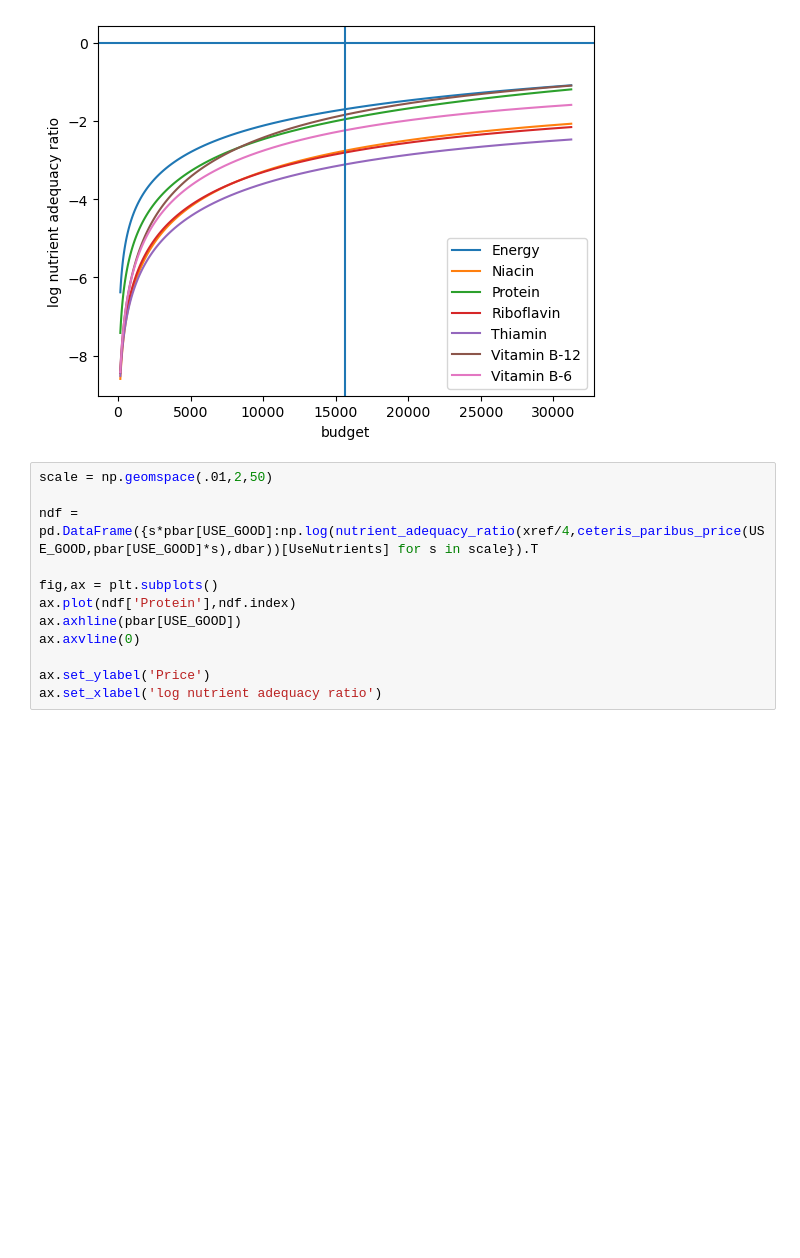
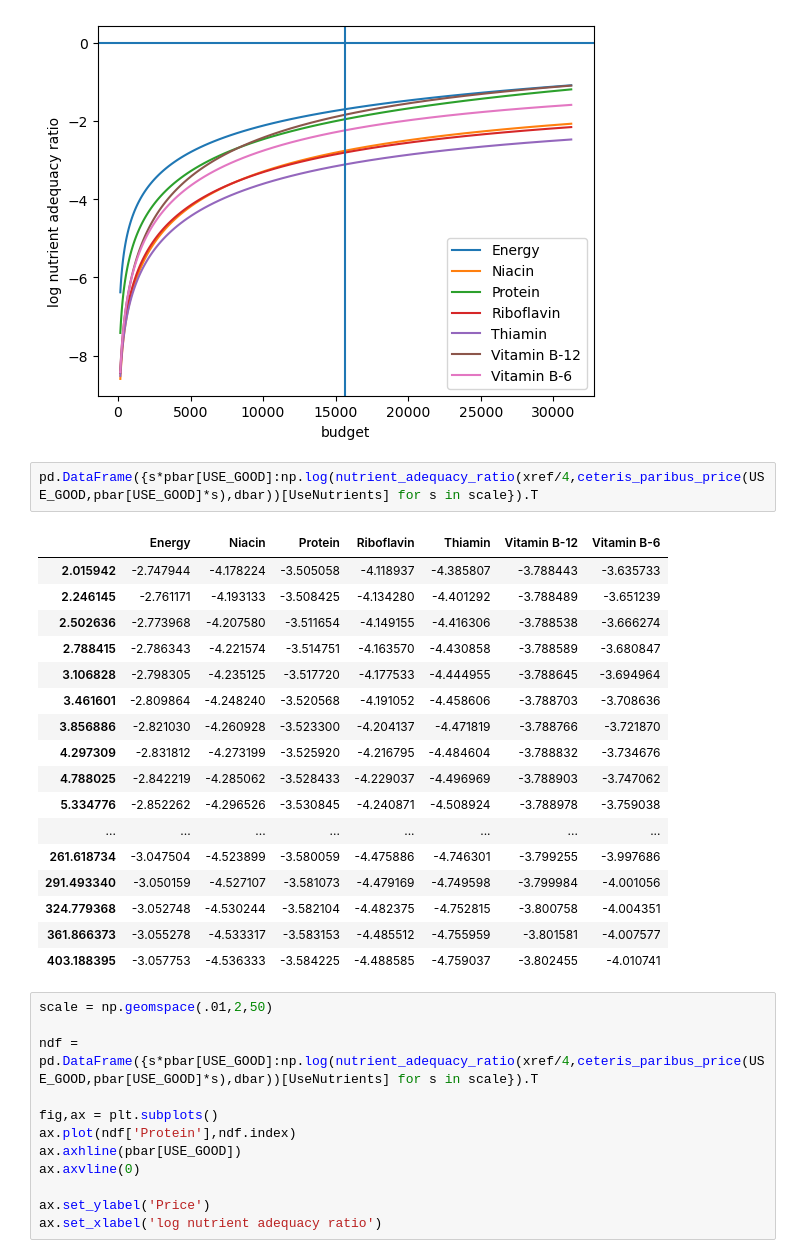
Before and after one commit to marcaina16/EEP-153---Project-4, a Jupyter notebook: notebook/Nutrition_System.ipynb, the cells around one changed output. Cells and saved outputs as stored; diff of their text form; blank space fills up the shorter version.

```diff
--- a/notebook/Nutrition_System.ipynb
+++ b/notebook/Nutrition_System.ipynb
@@ -362,6 +362,26 @@ ax.axvline(xref)
 # %% [output]
 <matplotlib.lines.Line2D at 0x...>
 [figure]
+# %%
+pd.DataFrame({s*pbar[USE_GOOD]:np.log(nutrient_adequacy_ratio(xref/4,ceteris_paribus_price(USE_GOOD,pbar[USE_GOOD]*s),dbar))[UseNutrients] for s in scale}).T
+# %% [output]
+|  | Energy | Niacin | Protein | Riboflavin | Thiamin | Vitamin B-12 | Vitamin B-6 |
+| 2.015942 | -2.747944 | -4.178224 | -3.505058 | -4.118937 | -4.385807 | -3.788443 | -3.635733 |
+| 2.246145 | -2.761171 | -4.193133 | -3.508425 | -4.134280 | -4.401292 | -3.788489 | -3.651239 |
+| 2.502636 | -2.773968 | -4.207580 | -3.511654 | -4.149155 | -4.416306 | -3.788538 | -3.666274 |
+| 2.788415 | -2.786343 | -4.221574 | -3.514751 | -4.163570 | -4.430858 | -3.788589 | -3.680847 |
+| 3.106828 | -2.798305 | -4.235125 | -3.517720 | -4.177533 | -4.444955 | -3.788645 | -3.694964 |
+| 3.461601 | -2.809864 | -4.248240 | -3.520568 | -4.191052 | -4.458606 | -3.788703 | -3.708636 |
+| 3.856886 | -2.821030 | -4.260928 | -3.523300 | -4.204137 | -4.471819 | -3.788766 | -3.721870 |
+| 4.297309 | -2.831812 | -4.273199 | -3.525920 | -4.216795 | -4.484604 | -3.788832 | -3.734676 |
+| 4.788025 | -2.842219 | -4.285062 | -3.528433 | -4.229037 | -4.496969 | -3.788903 | -3.747062 |
+| 5.334776 | -2.852262 | -4.296526 | -3.530845 | -4.240871 | -4.508924 | -3.788978 | -3.759038 |
+| ... | ... | ... | ... | ... | ... | ... | ... |
+| 261.618734 | -3.047504 | -4.523899 | -3.580059 | -4.475886 | -4.746301 | -3.799255 | -3.997686 |
+| 291.493340 | -3.050159 | -4.527107 | -3.581073 | -4.479169 | -4.749598 | -3.799984 | -4.001056 |
+| 324.779368 | -3.052748 | -4.530244 | -3.582104 | -4.482375 | -4.752815 | -3.800758 | -4.004351 |
+| 361.866373 | -3.055278 | -4.533317 | -3.583153 | -4.485512 | -4.755959 | -3.801581 | -4.007577 |
+| 403.188395 | -3.057753 | -4.536333 | -3.584225 | -4.488585 | -4.759037 | -3.802455 | -4.010741 |
 # %%
 scale = np.geomspace(.01,2,50)
 
```
